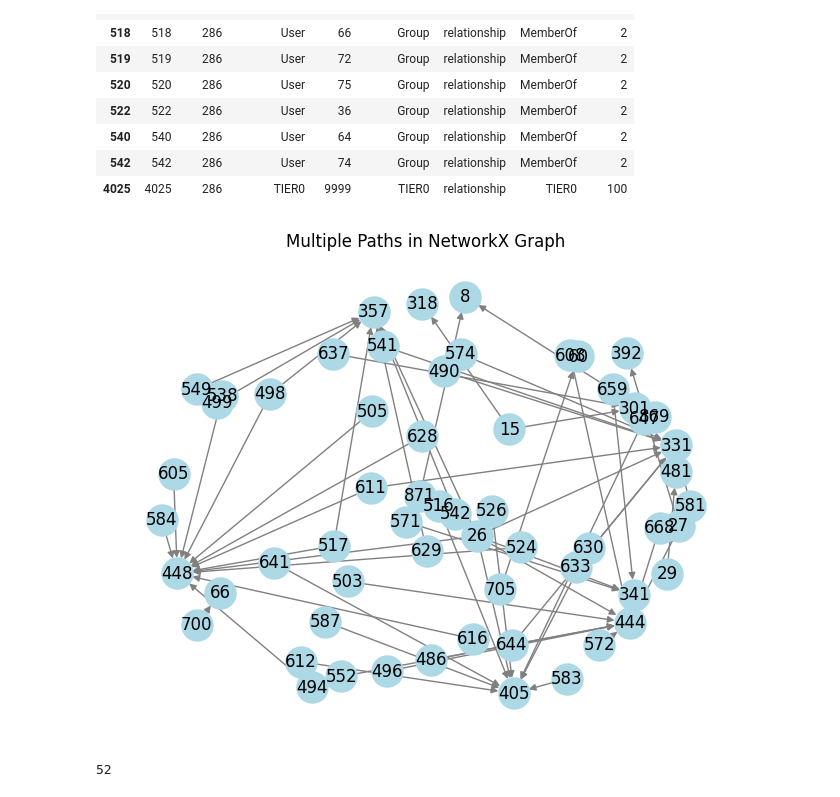
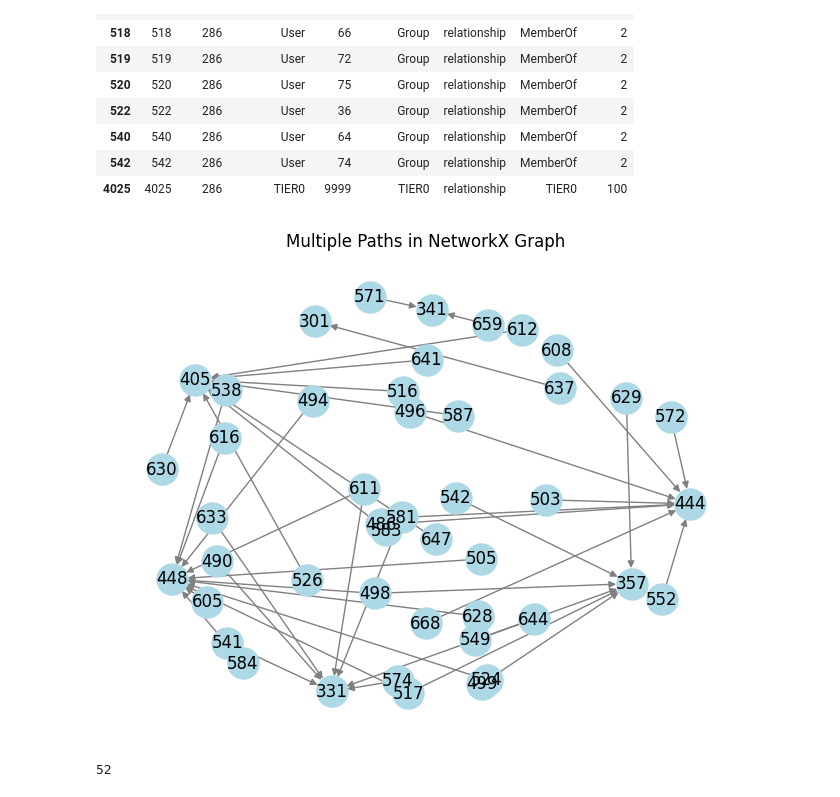
Before and after one commit to markajbell/BH, a Jupyter notebook: Stats_sec_1k.ipynb, the cells around one changed output. Drawn from its saved outputs; the diff is of its cells as text; code cells hidden in the pictures.

```diff
--- a/Stats_sec_1k.ipynb
+++ b/Stats_sec_1k.ipynb
@@ -695,34 +695,38 @@ len(df_shortest_paths_with_weight)
 # %%
 import networkx as nx
 import matplotlib.pyplot as plt
 
+df_max_weight =0
+df_max_weight = df_shortest_paths_with_weight['total_weight'].max()
+df_max = df_shortest_paths_with_weight[df_shortest_paths_with_weight['total_weight'] == df_max_weight]
+
 
 # Example: multiple paths as lists of nodes
 #paths = df_min_weight_paths['path']
-paths = df_shortest_paths_with_weight['path']
+paths = df_max['path']
 # Create an empty graph
 G = nx.DiGraph()
 
 # Add edges from all paths
 for path in paths:
 # Add edges for consecutive pairs of nodes in the path
     edges_G = list(zip(path[:-1], path[1:]))
     G.add_edges_from(edges_G)
 
 # Draw the graph
 pos = nx.spring_layout(G, scale=2,k=0.85, iterations=50) # Layout algorithm for positions
 nx.draw(G, pos, with_labels=True, node_color='lightblue', edge_color='gray', node_size=500)
 
 # Optionally highlight each path in a different colour
 # colors = ['red', 'green', 'blue', 'purple']
 # for path, color in zip(paths, colors):
 #     edges_zip = list(zip(path[:-1], path[1:]))
 #     nx.draw_networkx_edges(G, pos, edgelist=edges_zip, width=2) #edge_color=color, width=2)
 #plt.figure(figsize=(12, 8))
 plt.title("Multiple Paths in NetworkX Graph")
 plt.show()
 # %% [output]
-[figure, old version]
+[figure, new version]
 # %%
 len(tier0_node_ids)
 # %% [output]
```
Also changed, not shown: parts of 5 cells of this notebook.
